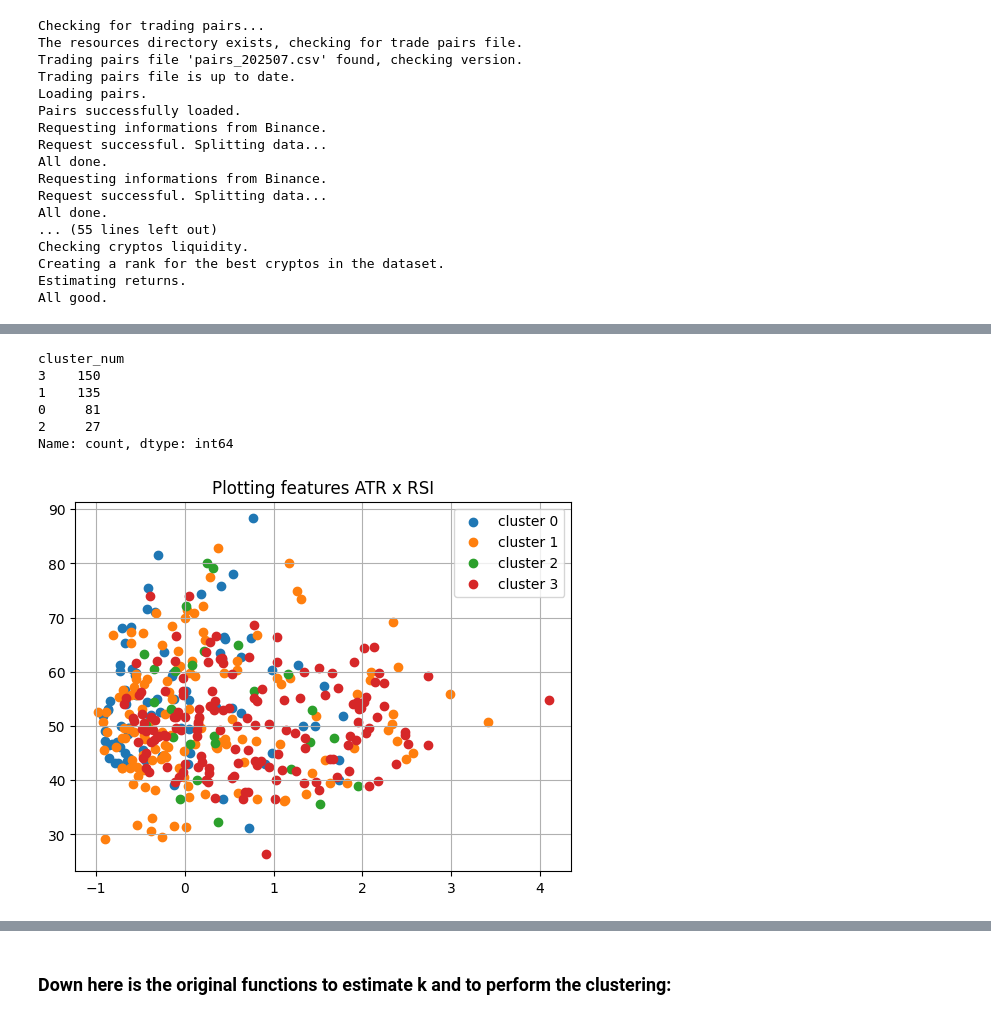
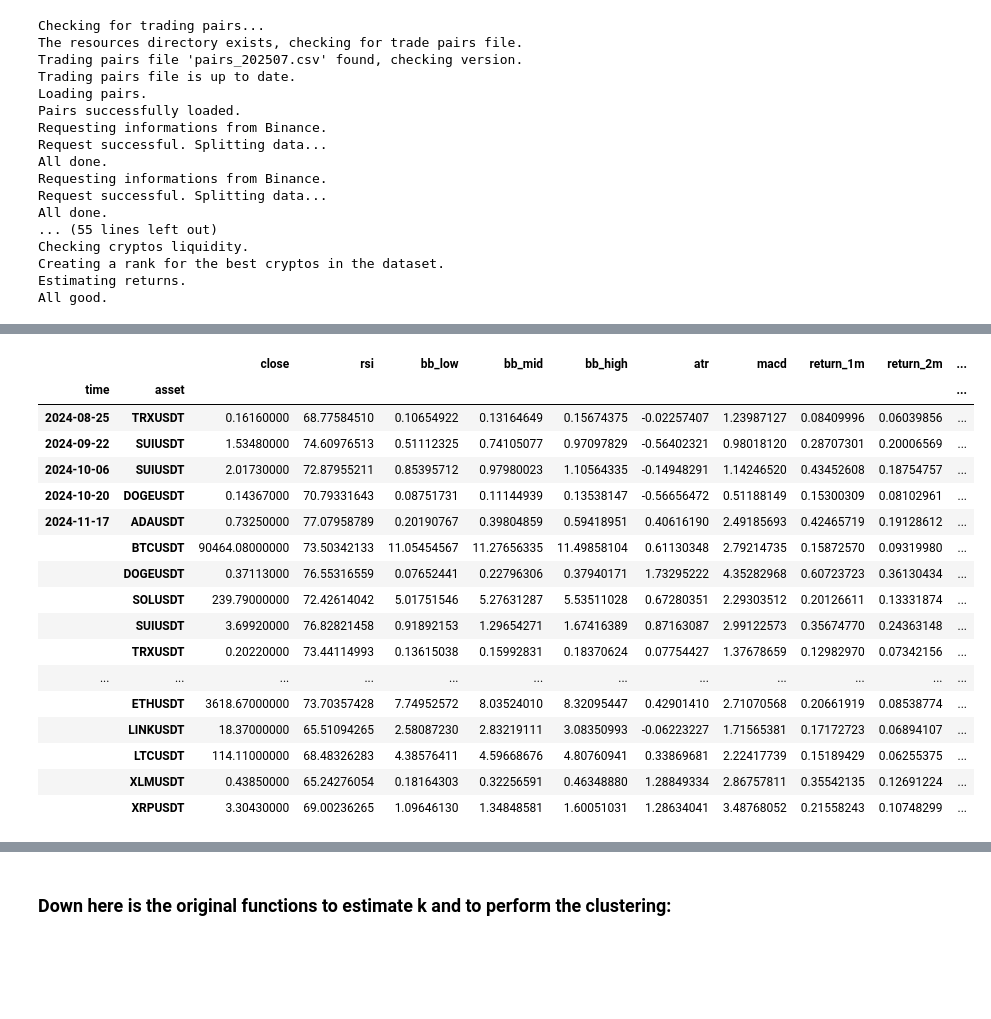
Before and after one commit to CarecaRS/CryptoFund, a Jupyter notebook: fund.ipynb, the cells around one changed output, grey strips where cells are left out. Cells and saved outputs as stored; diff of their text form; code cells hidden in the pictures; blank space fills up the shorter version.

```diff
--- a/fund.ipynb
+++ b/fund.ipynb
@@ -31,17 +31,27 @@ pd.set_option('display.float_format', lambda x: '%.8f' % x)
 
 #wallet = binance_wallet()
 
+
+# Set the params for the fetch_data function
 params = {'days':365*2,
           'interval':'1d',
           'rsi':20,
           'bbands':20,
           'roll':13}
 
+# fetch_data() checks for the most liquid cryptos, fetches the data from
+# Binance given the params above and estimates the technical indicators
 data = fetch_data(**params)
 
-clusters = estimate_kmeans(data.rsi, cutoff=0.1)
+# Now we need to estimate the optimal number of clusters to
+# allocate our resources
+clusters = estimate_kmeans(data.rsi)
 
-data = data.dropna().groupby('time', group_keys=False).apply(clustering, **kwargs=['cutoff':0.1])
+# Sets the params for the clustering function used with apply below
+params2 = {'clusters':clusters}
+
+# Groups the data and applies the clustering
+data = data.dropna().groupby('time', group_keys=False).apply(clustering, **params2)
 # %% [output]
 Checking for trading pairs...
 The resources directory exists, checking for trade pairs file.
@@ -60,10 +70,3 @@ Checking cryptos liquidity.
 Creating a rank for the best cryptos in the dataset.
 Estimating returns.
 All good.
-# %%
-#data.drop('cluster_num', axis=1, inplace=True)
-
-
-params = {'cutoff':0.1,
-          'graph':False}
-data = data.dropna().groupby('time', group_keys=False).apply(clustering, **params)
@@ -149,16 +79,2 @@ def clustering(df, max_k=10, cutoff=0.125, graph=False):
-# %%
-#data.drop('cluster_num', axis=1, inplace=True)
-#data = clustering(data, cutoff=0.01)
-
-data.cluster_num.value_counts()
-# %% [output]
-cluster_num
-3    150
-1    135
-0     81
-2     27
-Name: count, dtype: int64
 # %%
-plot_clusters(data)
+plot_clusters(data, attr_1='atr', attr_2='rsi')
-# %% [output]
-[figure, removed]
@@ -164,0 +111,21 @@ plot_clusters(data)
+# %%
+data[data.rsi > 65]
+# %% [output]
+|  |  | close | rsi | bb_low | bb_mid | bb_high | atr | macd | return_1m | return_2m | ... |
+| time | asset |  |  |  |  |  |  |  |  |  | ... |
+| 2024-08-25 | TRXUSDT | 0.16160000 | 68.77584510 | 0.10654922 | 0.13164649 | 0.15674375 | -0.02257407 | 1.23987127 | 0.08409996 | 0.06039856 | ... |
+| 2024-09-22 | SUIUSDT | 1.53480000 | 74.60976513 | 0.51112325 | 0.74105077 | 0.97097829 | -0.56402321 | 0.98018120 | 0.28707301 | 0.20006569 | ... |
+| 2024-10-06 | SUIUSDT | 2.01730000 | 72.87955211 | 0.85395712 | 0.97980023 | 1.10564335 | -0.14948291 | 1.14246520 | 0.43452608 | 0.18754757 | ... |
+| 2024-10-20 | DOGEUSDT | 0.14367000 | 70.79331643 | 0.08751731 | 0.11144939 | 0.13538147 | -0.56656472 | 0.51188149 | 0.15300309 | 0.08102961 | ... |
+| 2024-11-17 | ADAUSDT | 0.73250000 | 77.07958789 | 0.20190767 | 0.39804859 | 0.59418951 | 0.40616190 | 2.49185693 | 0.42465719 | 0.19128612 | ... |
+|  | BTCUSDT | 90464.08000000 | 73.50342133 | 11.05454567 | 11.27656335 | 11.49858104 | 0.61130348 | 2.79214735 | 0.15872570 | 0.09319980 | ... |
+|  | DOGEUSDT | 0.37113000 | 76.55316559 | 0.07652441 | 0.22796306 | 0.37940171 | 1.73295222 | 4.35282968 | 0.60723723 | 0.36130434 | ... |
+|  | SOLUSDT | 239.79000000 | 72.42614042 | 5.01751546 | 5.27631287 | 5.53511028 | 0.67280351 | 2.29303512 | 0.20126611 | 0.13331874 | ... |
+|  | SUIUSDT | 3.69920000 | 76.82821458 | 0.91892153 | 1.29654271 | 1.67416389 | 0.87163087 | 2.99122573 | 0.35674770 | 0.24363148 | ... |
+|  | TRXUSDT | 0.20220000 | 73.44114993 | 0.13615038 | 0.15992831 | 0.18370624 | 0.07754427 | 1.37678659 | 0.12982970 | 0.07342156 | ... |
+| ... | ... | ... | ... | ... | ... | ... | ... | ... | ... | ... | ... |
+|  | ETHUSDT | 3618.67000000 | 73.70357428 | 7.74952572 | 8.03524010 | 8.32095447 | 0.42901410 | 2.71070568 | 0.20661919 | 0.08538774 | ... |
+|  | LINKUSDT | 18.37000000 | 65.51094265 | 2.58087230 | 2.83219111 | 3.08350993 | -0.06223227 | 1.71565381 | 0.17172723 | 0.06894107 | ... |
+|  | LTCUSDT | 114.11000000 | 68.48326283 | 4.38576411 | 4.59668676 | 4.80760941 | 0.33869681 | 2.22417739 | 0.15189429 | 0.06255375 | ... |
+|  | XLMUSDT | 0.43850000 | 65.24276054 | 0.18164303 | 0.32256591 | 0.46348880 | 1.28849334 | 2.86757811 | 0.35542135 | 0.12691224 | ... |
+|  | XRPUSDT | 3.30430000 | 69.00236265 | 1.09646130 | 1.34848581 | 1.60051031 | 1.28634041 | 3.48768052 | 0.21558243 | 0.10748299 | ... |
```
Also changed, not shown: parts of 7 cells of this notebook, 1 other file.
